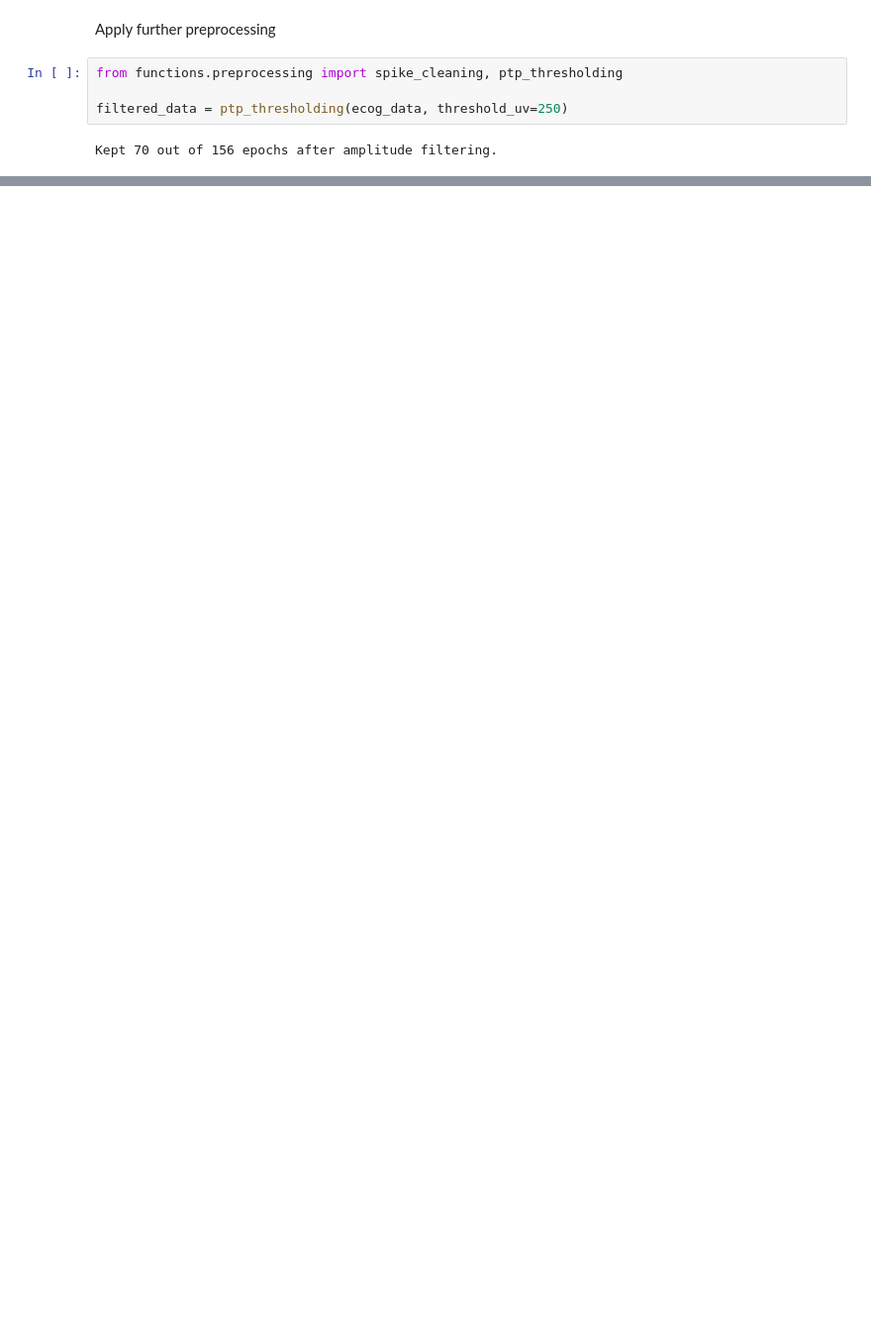
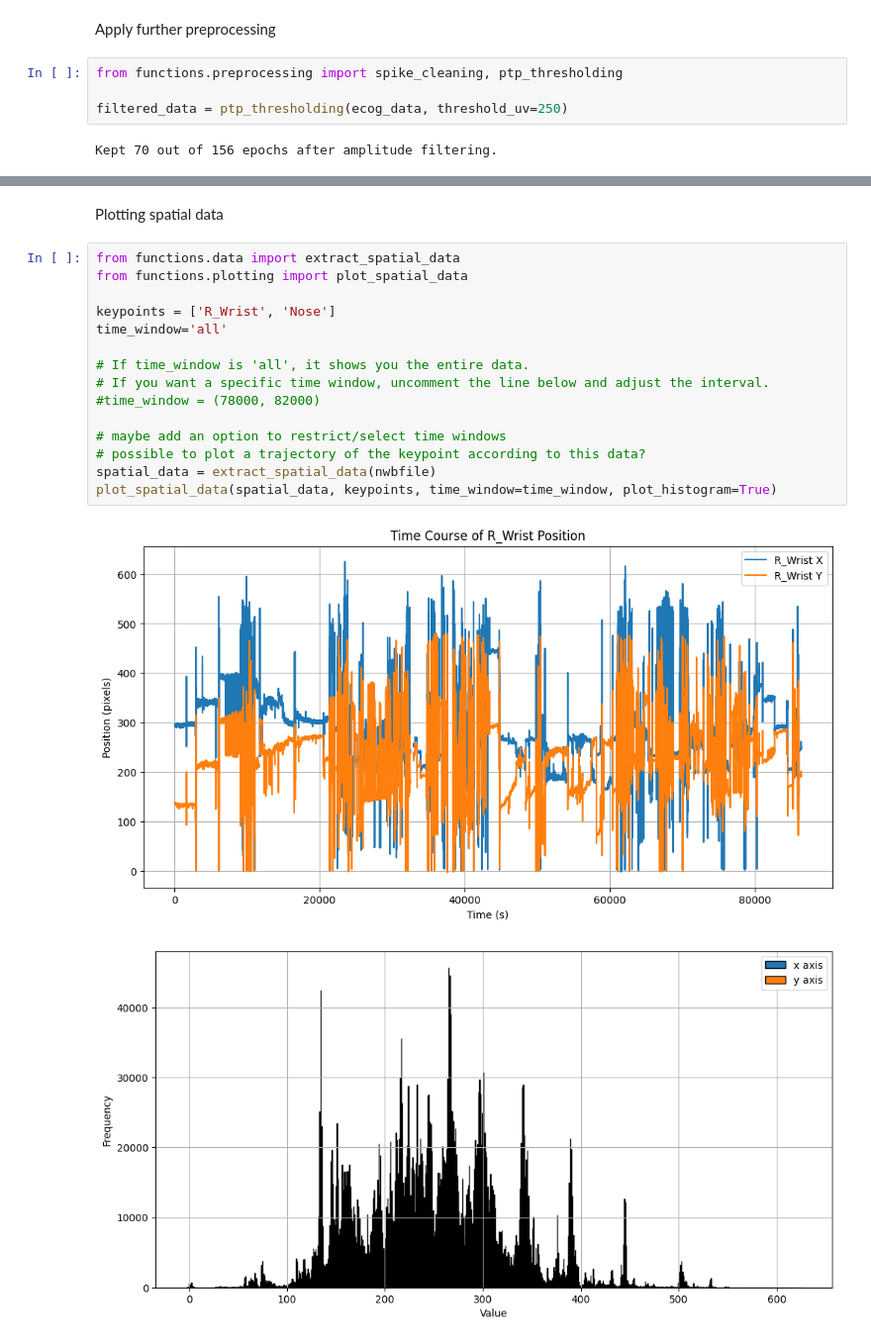
Before and after one commit to mserhat1/NMA_Project, a Jupyter notebook: notebook_for_plotting.ipynb, the cells around one changed output, grey strips where cells are left out. Shown: that part at 99% size. Saved outputs shown, nothing was run; the diff lists cells and outputs as text; blank space fills up the shorter version.

```diff
--- a/notebook_for_plotting.ipynb
+++ b/notebook_for_plotting.ipynb
@@ -55,0 +58,20 @@ plot_morlet(filtered_data, lower_freq=1, upper_freq=60, B=3, C=8)
+# %% [markdown]
+Plotting spatial data
+# %%
+from functions.data import extract_spatial_data
+from functions.plotting import plot_spatial_data
+
+keypoints = ['R_Wrist', 'Nose']
+time_window='all'
+
+# If time_window is 'all', it shows you the entire data.
+# If you want a specific time window, uncomment the line below and adjust the interval.
+#time_window = (78000, 82000)
+
+# maybe add an option to restrict/select time windows
+# possible to plot a trajectory of the keypoint according to this data?
+spatial_data = extract_spatial_data(nwbfile)
+plot_spatial_data(spatial_data, keypoints, time_window=time_window, plot_histogram=True)
+# %% [output]
+[figure, added]
+[figure, added]
```
Also changed, not shown: parts of 7 cells of this notebook.
